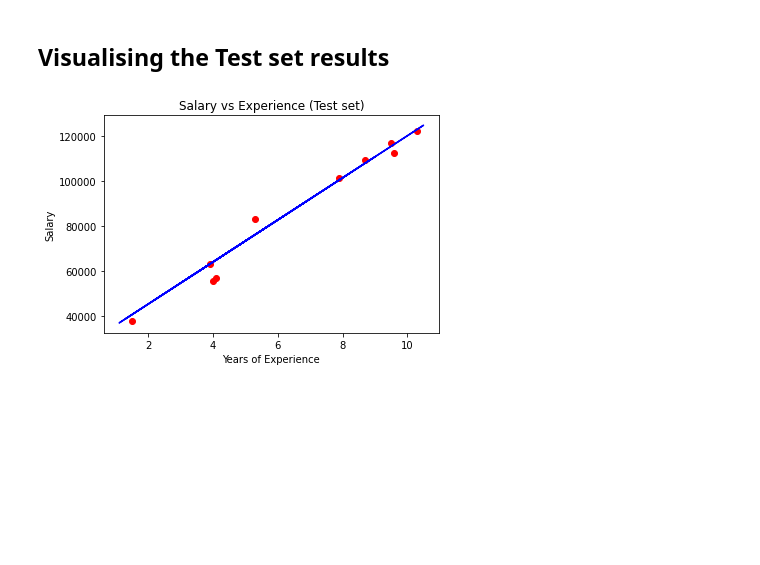
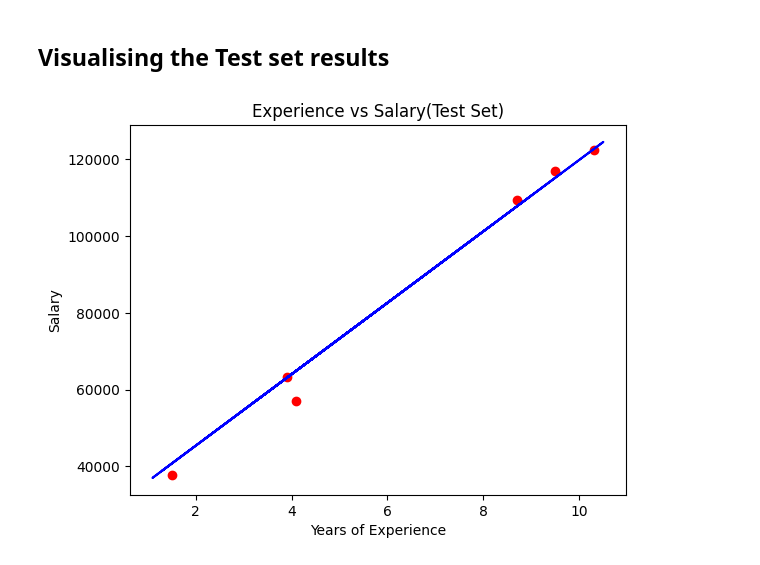
Before and after one commit to Charan20510/ml_udemy, a Jupyter notebook: Practice/Simple-Linear-Regression/practice_file_1.ipynb, the cells around one changed output. Saved outputs shown, nothing was run; the diff lists cells and outputs as text; code cells hidden in the pictures; blank space fills up the shorter version.

```diff
--- a/Practice/Simple-Linear-Regression/practice_file_1.ipynb
+++ b/Practice/Simple-Linear-Regression/practice_file_1.ipynb
@@ -18,7 +18,7 @@ y = dataset.iloc[:, -1].values
 ## Splitting the dataset into the Training set and Test set
 # %%
 from sklearn.model_selection import train_test_split
-X_train, X_test, y_train, y_test = train_test_split(X, y, test_size = 1/3, random_state = 0)
+X_train, X_test, y_train, y_test = train_test_split(X, y, test_size=0.2, random_state=0)
 # %% [markdown]
 ## Training the Simple Linear Regression model on the Training set
 # %%
@@ -45,11 +45,11 @@ plt.show()
 # %% [markdown]
 ## Visualising the Test set results
 # %%
-plt.scatter(X_test, y_test, color = 'red')
-plt.plot(X_train, regressor.predict(X_train), color = 'blue')
-plt.title('Salary vs Experience (Test set)')
-plt.xlabel('Years of Experience')
-plt.ylabel('Salary')
+plt.scatter(X_test, y_test, color="red")
+plt.plot(X_train, regressor.predict(X_train), color="blue")
+plt.title("Experience vs Salary(Test Set)")
+plt.xlabel("Years of Experience")
+plt.ylabel("Salary")
 plt.show()
 # %% [output]
-[figure, old version]
+[figure, new version]
```
Also changed, not shown: parts of 3 cells of this notebook.
